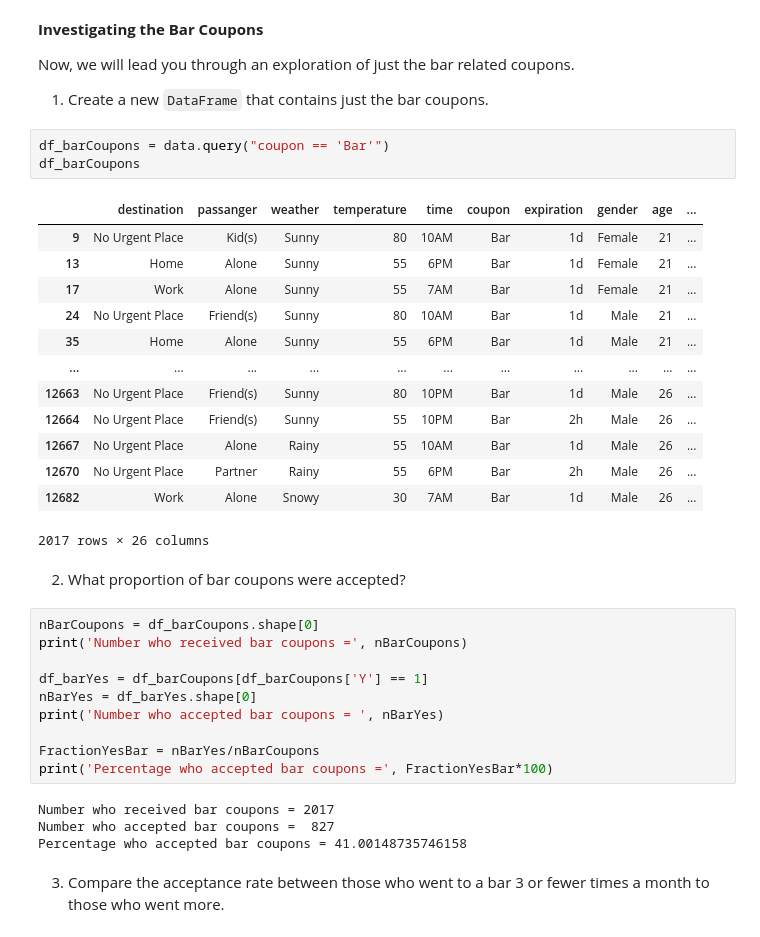
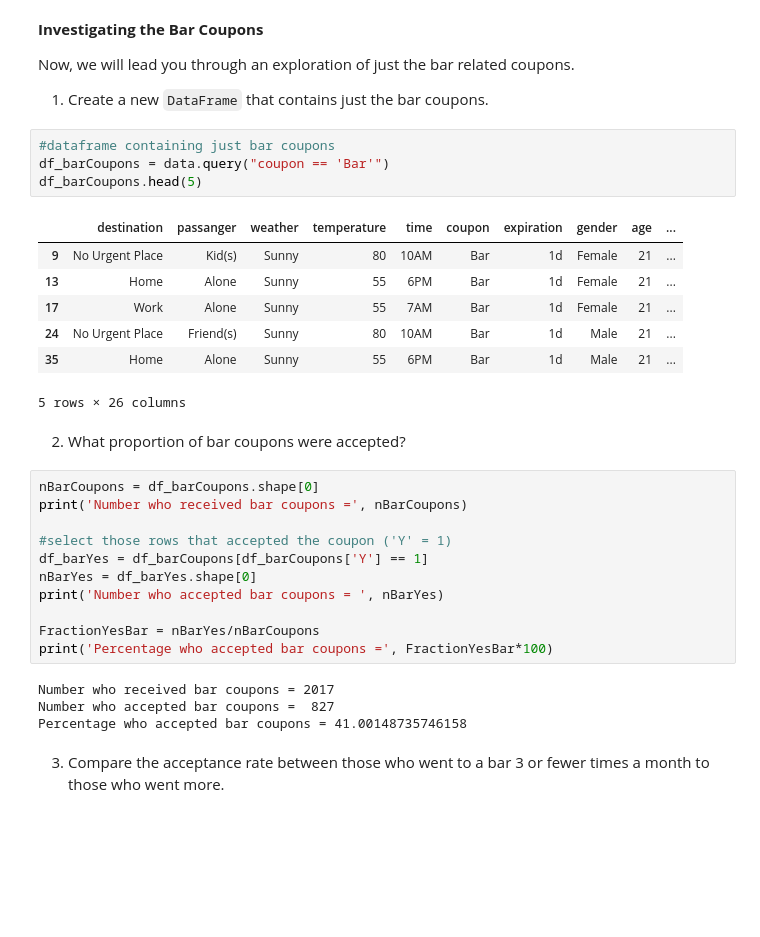
Before and after one commit to Vamana/Coupon-Dataset-Analysis, a Jupyter notebook: ASubbaraman-Coupon-Analysis.ipynb, the cells around one changed output. Drawn from its saved outputs; the diff is of its cells as text; blank space fills up the shorter version.

```diff
--- a/ASubbaraman-Coupon-Analysis.ipynb
+++ b/ASubbaraman-Coupon-Analysis.ipynb
@@ -218,28 +195,24 @@ Now, we will lead you through an exploration of just the bar related coupons.
 
 1. Create a new `DataFrame` that contains just the bar coupons.
 # %%
+#dataframe containing just bar coupons
 df_barCoupons = data.query("coupon == 'Bar'")
-df_barCoupons
+df_barCoupons.head(5)
 # %% [output]
 |  | destination | passanger | weather | temperature | time | coupon | expiration | gender | age | ... |
 | 9 | No Urgent Place | Kid(s) | Sunny | 80 | 10AM | Bar | 1d | Female | 21 | ... |
 | 13 | Home | Alone | Sunny | 55 | 6PM | Bar | 1d | Female | 21 | ... |
 | 17 | Work | Alone | Sunny | 55 | 7AM | Bar | 1d | Female | 21 | ... |
 | 24 | No Urgent Place | Friend(s) | Sunny | 80 | 10AM | Bar | 1d | Male | 21 | ... |
 | 35 | Home | Alone | Sunny | 55 | 6PM | Bar | 1d | Male | 21 | ... |
-| ... | ... | ... | ... | ... | ... | ... | ... | ... | ... | ... |
-| 12663 | No Urgent Place | Friend(s) | Sunny | 80 | 10PM | Bar | 1d | Male | 26 | ... |
-| 12664 | No Urgent Place | Friend(s) | Sunny | 55 | 10PM | Bar | 2h | Male | 26 | ... |
-| 12667 | No Urgent Place | Alone | Rainy | 55 | 10AM | Bar | 1d | Male | 26 | ... |
-| 12670 | No Urgent Place | Partner | Rainy | 55 | 6PM | Bar | 2h | Male | 26 | ... |
-| 12682 | Work | Alone | Snowy | 30 | 7AM | Bar | 1d | Male | 26 | ... |
-2017 rows × 26 columns
+5 rows × 26 columns
 # %% [markdown]
 2. What proportion of bar coupons were accepted?
 # %%
 nBarCoupons = df_barCoupons.shape[0]
 print('Number who received bar coupons =', nBarCoupons)
 
+#select those rows that accepted the coupon ('Y' = 1)
 df_barYes = df_barCoupons[df_barCoupons['Y'] == 1]
 nBarYes = df_barYes.shape[0]
 print('Number who accepted bar coupons = ', nBarYes)
```
Also changed, not shown: parts of 20 cells of this notebook.
